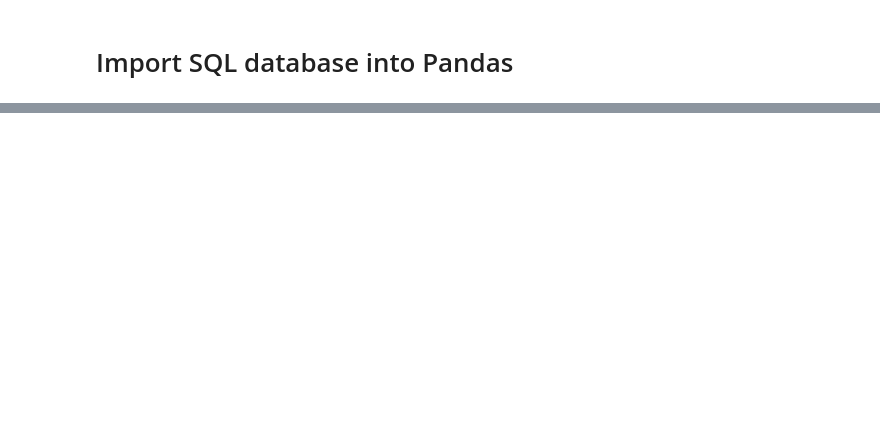
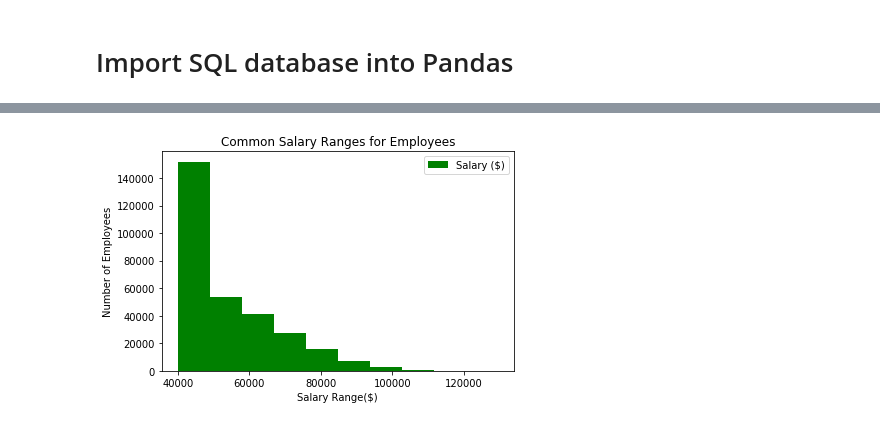
Before and after one commit to debrawu/sql-challenge, a Jupyter notebook: EmployeeSQL/SQL BONUS.ipynb, the cells around one changed output, grey strips where cells are left out. Saved outputs shown, nothing was run; the diff lists cells and outputs as text; code cells hidden in the pictures; blank space fills up the shorter version.

Commit message:
adding images and ignore

```diff
--- a/EmployeeSQL/SQL BONUS.ipynb
+++ b/EmployeeSQL/SQL BONUS.ipynb
@@ -1,8 +1,2 @@
 # %% [markdown]
 # Import SQL database into Pandas
-# %%
-#copy paste code into notebook
-
-from sqlalchemy import create_engine
-engine = create_engine('postgresql://localhost:5432/<EmployeeSQL>')
-connection = engine.connect()
@@ -10,0 +40,4 @@ ModuleNotFoundError: No module named 'psycopg2'
+# %%
+#import SALARY
+salary_df = pd.read_sql("SELECT * FROM salary", connection)
+salary_df.head()
@@ -10,0 +66,17 @@ ModuleNotFoundError: No module named 'psycopg2'
+# %%
+#create histogram for common salary ranges for employees
+
+#find the type of data in each column
+salary_df.dtypes
+
+paid = salary_df['salary']
+#plot histograms
+plt.hist(paid, density=False, color='green', label='Salary ($)')
+plt.ylabel('Number of Employees')
+plt.xlabel('Salary Range($)')
+plt.title('Common Salary Ranges for Employees')
+plt.legend()
+plt.tight_layout()
+plt.savefig('SalaryHistogram')
+# %% [output]
+[figure, added]
```
Also changed, not shown: parts of 10 cells of this notebook, 9 other files.
